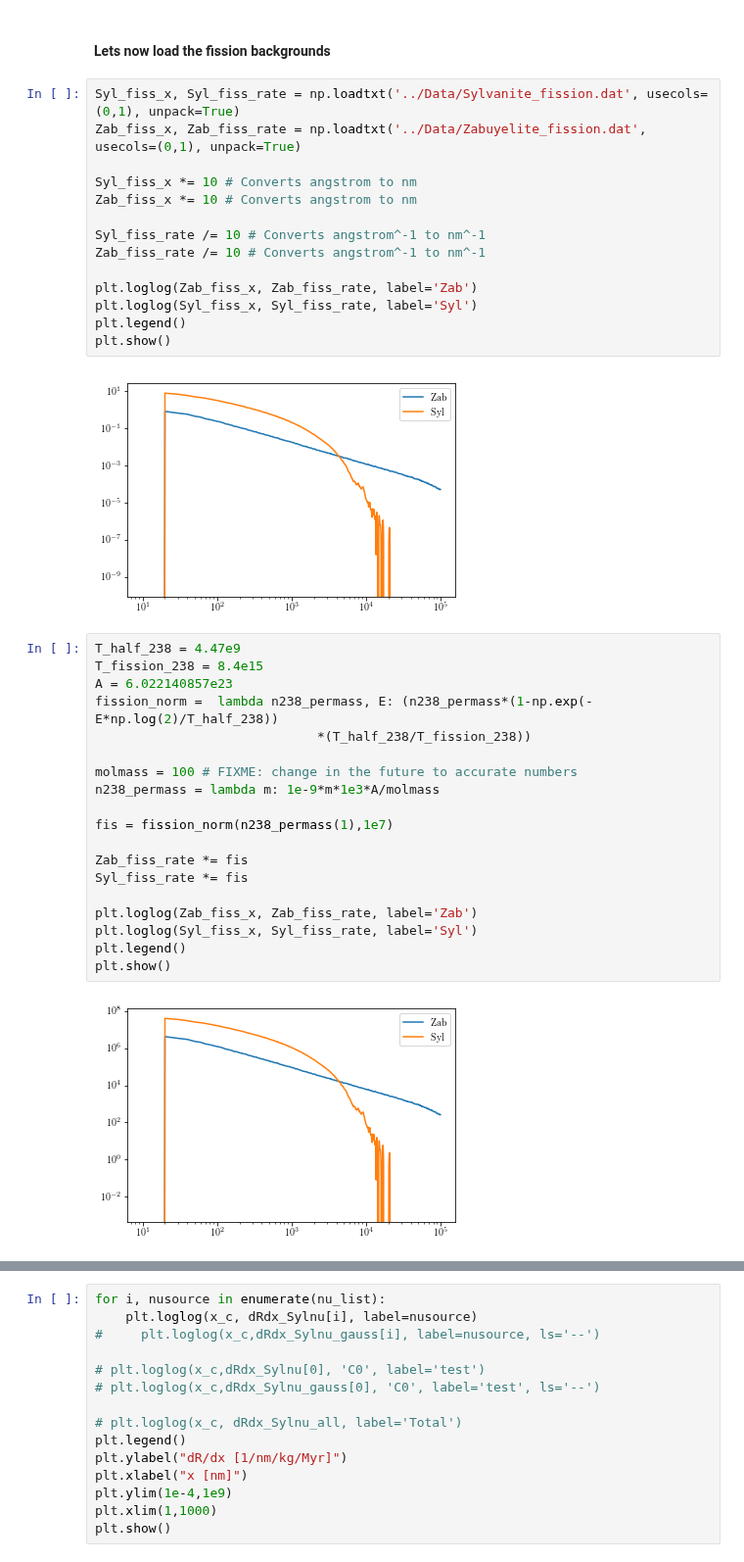
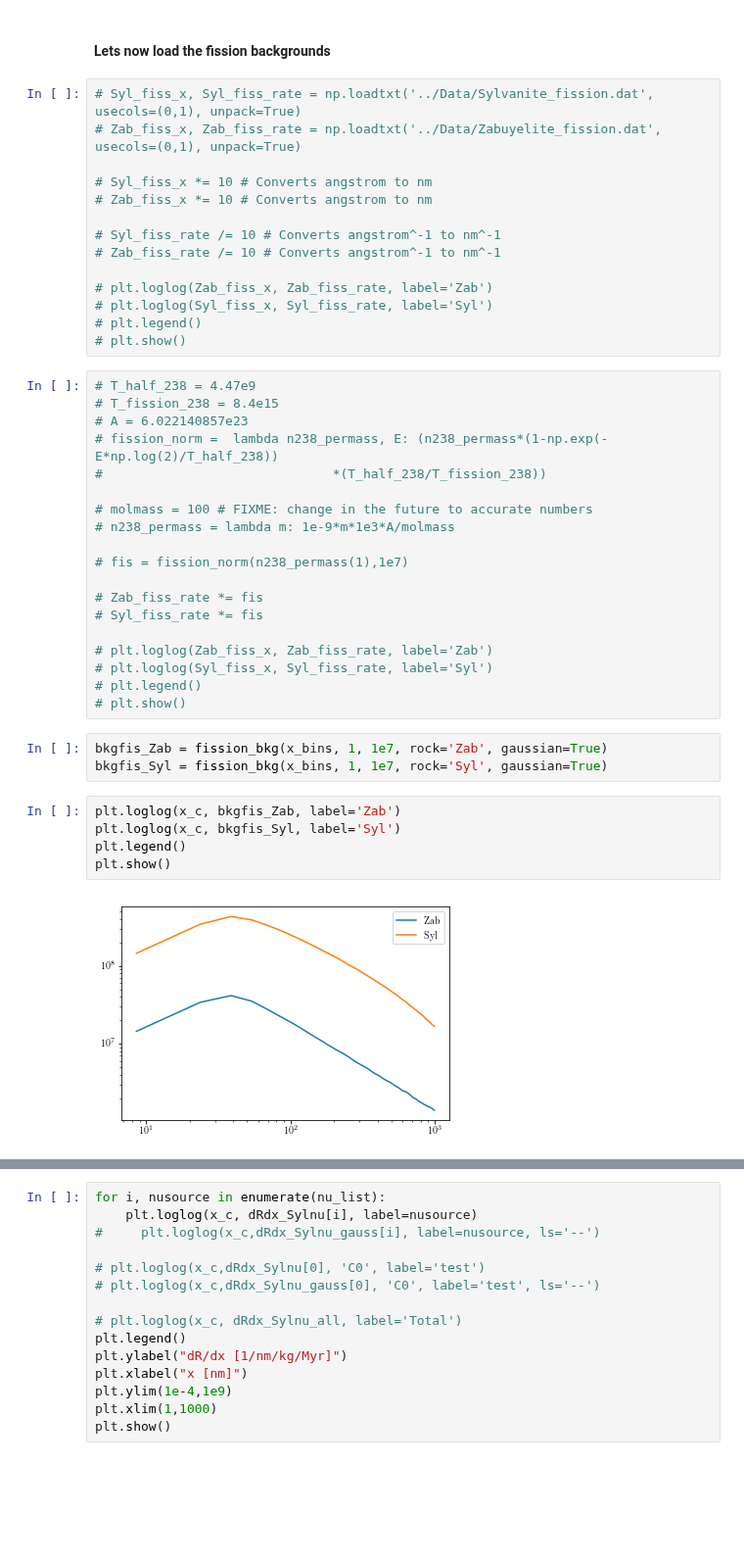
Before and after one commit to tedwards2412/paleo_detectors, a Jupyter notebook: Notebooks/Spectral_lim_paper.ipynb, the cells around one changed output, grey strips where cells are left out. Shown at 98% size. Cells and saved outputs as stored; diff of their text form; blank space fills up the shorter version.

Commit message:
Added fission to paleopy and calculated mass reconstruction region

```diff
--- a/Notebooks/Spectral_lim_paper.ipynb
+++ b/Notebooks/Spectral_lim_paper.ipynb
@@ -59,40 +44,46 @@ Loading neutrino fluxes for...
 # %% [markdown]
 #### Lets now load the fission backgrounds
 # %%
-Syl_fiss_x, Syl_fiss_rate = np.loadtxt('../Data/Sylvanite_fission.dat', usecols=(0,1), unpack=True)
-Zab_fiss_x, Zab_fiss_rate = np.loadtxt('../Data/Zabuyelite_fission.dat', usecols=(0,1), unpack=True)
+# Syl_fiss_x, Syl_fiss_rate = np.loadtxt('../Data/Sylvanite_fission.dat', usecols=(0,1), unpack=True)
+# Zab_fiss_x, Zab_fiss_rate = np.loadtxt('../Data/Zabuyelite_fission.dat', usecols=(0,1), unpack=True)
 
-Syl_fiss_x *= 10 # Converts angstrom to nm
-Zab_fiss_x *= 10 # Converts angstrom to nm
+# Syl_fiss_x *= 10 # Converts angstrom to nm
+# Zab_fiss_x *= 10 # Converts angstrom to nm
 
-Syl_fiss_rate /= 10 # Converts angstrom^-1 to nm^-1
-Zab_fiss_rate /= 10 # Converts angstrom^-1 to nm^-1
+# Syl_fiss_rate /= 10 # Converts angstrom^-1 to nm^-1
+# Zab_fiss_rate /= 10 # Converts angstrom^-1 to nm^-1
 
-plt.loglog(Zab_fiss_x, Zab_fiss_rate, label='Zab')
-plt.loglog(Syl_fiss_x, Syl_fiss_rate, label='Syl')
-plt.legend()
-plt.show()
+# plt.loglog(Zab_fiss_x, Zab_fiss_rate, label='Zab')
+# plt.loglog(Syl_fiss_x, Syl_fiss_rate, label='Syl')
+# plt.legend()
+# plt.show()
-# %% [output]
-[figure, removed]
 # %%
-T_half_238 = 4.47e9
-T_fission_238 = 8.4e15
-A = 6.022140857e23
-fission_norm =  lambda n238_permass, E: (n238_permass*(1-np.exp(-E*np.log(2)/T_half_238))
-                             *(T_half_238/T_fission_238))
+# T_half_238 = 4.47e9
+# T_fission_238 = 8.4e15
+# A = 6.022140857e23
+# fission_norm =  lambda n238_permass, E: (n238_permass*(1-np.exp(-E*np.log(2)/T_half_238))
+#                              *(T_half_238/T_fission_238))
 
-molmass = 100 # FIXME: change in the future to accurate numbers
-n238_permass = lambda m: 1e-9*m*1e3*A/molmass
+# molmass = 100 # FIXME: change in the future to accurate numbers
+# n238_permass = lambda m: 1e-9*m*1e3*A/molmass
 
-fis = fission_norm(n238_permass(1),1e7)
+# fis = fission_norm(n238_permass(1),1e7)
 
-Zab_fiss_rate *= fis
-Syl_fiss_rate *= fis
+# Zab_fiss_rate *= fis
+# Syl_fiss_rate *= fis
 
-plt.loglog(Zab_fiss_x, Zab_fiss_rate, label='Zab')
-plt.loglog(Syl_fiss_x, Syl_fiss_rate, label='Syl')
-plt.legend()
-plt.show()
+# plt.loglog(Zab_fiss_x, Zab_fiss_rate, label='Zab')
+# plt.loglog(Syl_fiss_x, Syl_fiss_rate, label='Syl')
+# plt.legend()
+# plt.show()
-# %% [output]
-[figure, removed]
+# %%
+bkgfis_Zab = fission_bkg(x_bins, 1, 1e7, rock='Zab', gaussian=True)
+bkgfis_Syl = fission_bkg(x_bins, 1, 1e7, rock='Syl', gaussian=True)
+# %%
+plt.loglog(x_c, bkgfis_Zab, label='Zab')
+plt.loglog(x_c, bkgfis_Syl, label='Syl')
+plt.legend()
+plt.show()
+# %% [output]
+[figure, added]
 # %%
```
Also changed, not shown: parts of 2 cells of this notebook, 4 other files.
